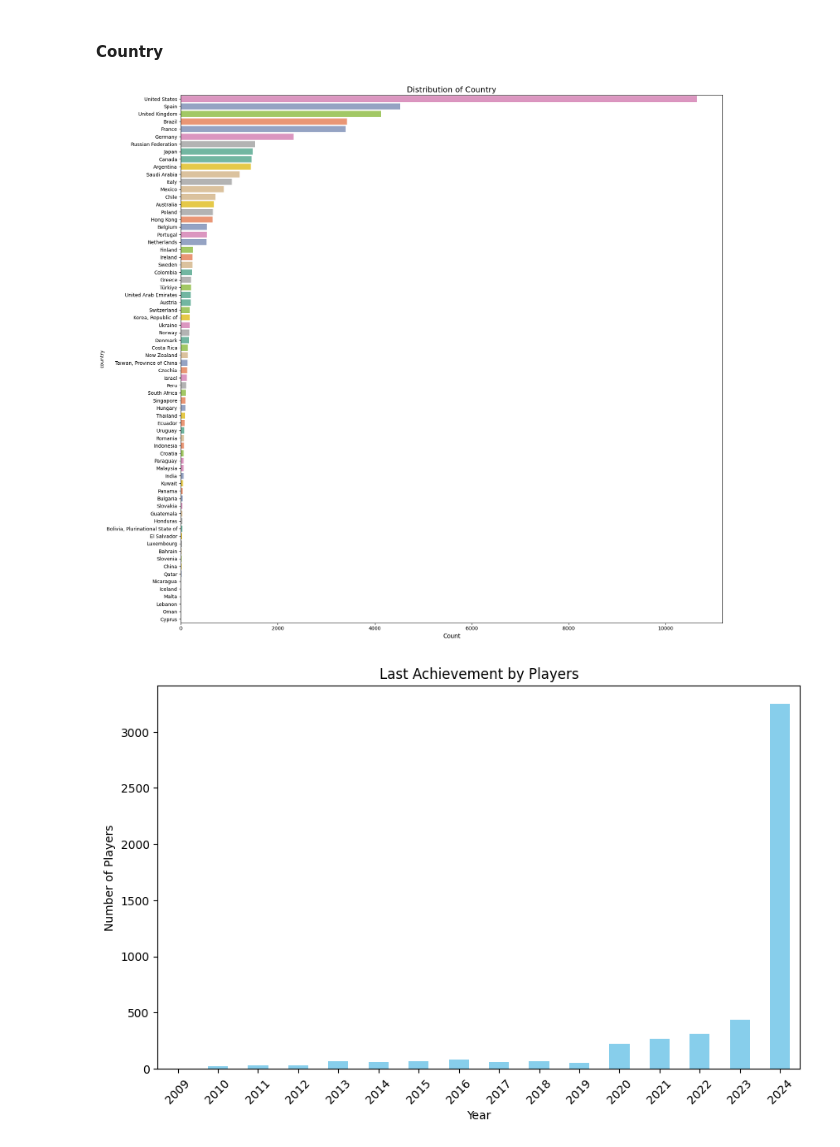
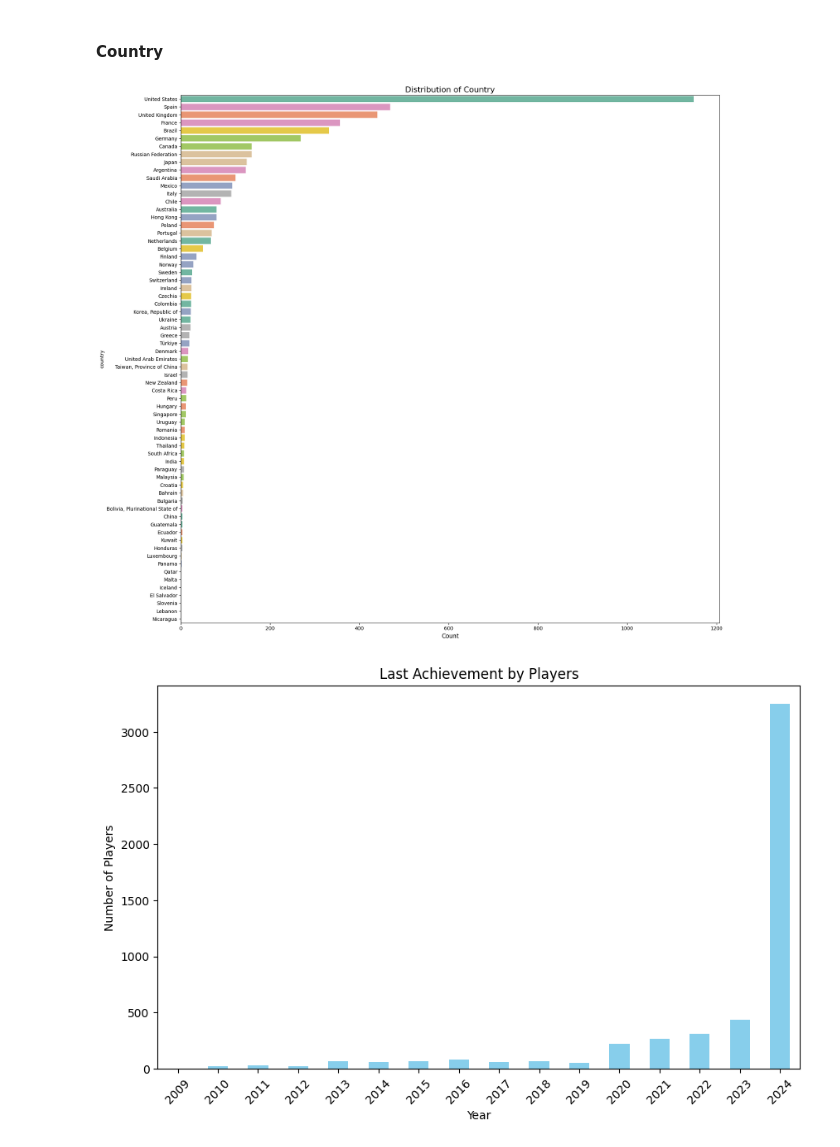
Before and after one commit to hr-vasquez/ml_players, a Jupyter notebook: ml_exploration.ipynb, the cells around one changed output. Cells and saved outputs as stored; diff of their text form; code cells hidden in the pictures.

```diff
--- a/ml_exploration.ipynb
+++ b/ml_exploration.ipynb
@@ -368,4 +323,5 @@ df1.to_csv('gamers_profile_2.csv', index=False)
 # %%
-df1 = pd.read_csv('gamers_profile_2.csv')
+df1 = pd.read_csv('gamers_profile_3.csv')
+print(df1.shape)
 df1.head()
 # %% [output]
@@ -542,16 +450,16 @@ df3.head()
 # %%
 plt.figure(figsize=(18, 16))
 sns.countplot(y='country',
-              data=df3,
+              data=df2,
               palette='Set2',
-              order=df3['country'].value_counts().index,
-              hue=df3['country'])
+              order=df2['country'].value_counts().index,
+              hue=df2['country'])
 
 plt.title('Distribution of Country', fontsize=16)
 plt.xlabel('Count', fontsize=12)
 
 plt.tight_layout()
 plt.show()
 # %% [output]
-[figure, old version]
+[figure, new version]
 # %%
```
Also changed, not shown: parts of 134 cells of this notebook, 1 other file.
